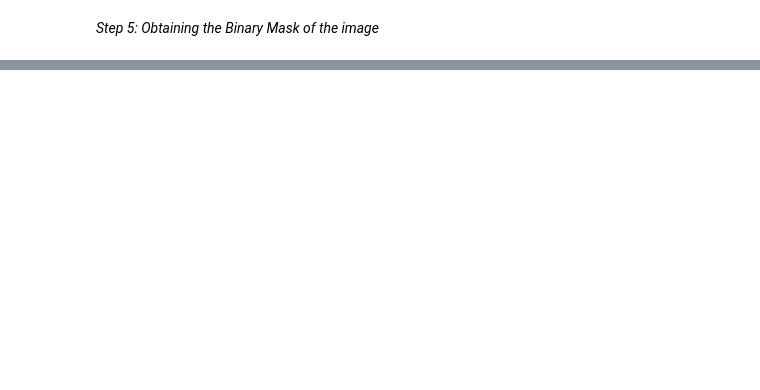
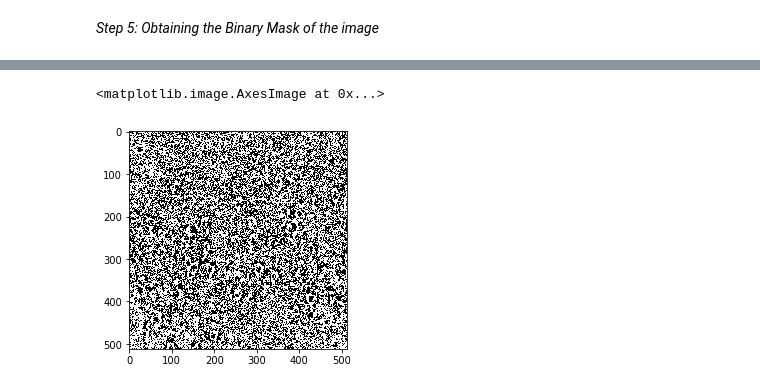
Before and after one commit to hhelmbre/Rockstar-Lifestyle, a Jupyter notebook: examples/Object-Statistics.ipynb, the cells around one changed output, grey strips where cells are left out. Cells and saved outputs as stored; diff of their text form; code cells hidden in the pictures; blank space fills up the shorter version.

```diff
--- a/examples/Object-Statistics.ipynb
+++ b/examples/Object-Statistics.ipynb
@@ -49,0 +60,9 @@ binary = image > thresh
+# %%
+block_size = 35
+adaptive_thresh = filters.threshold_local(image, block_size, offset=10)
+binary_adaptive = image > adaptive_thresh
+# %%
+plt.imshow(binary_adaptive, cmap='gray', interpolation='nearest')
+# %% [output]
+<matplotlib.image.AxesImage at 0x...>
+[figure, added]
```
Also changed, not shown: parts of 6 cells of this notebook.
